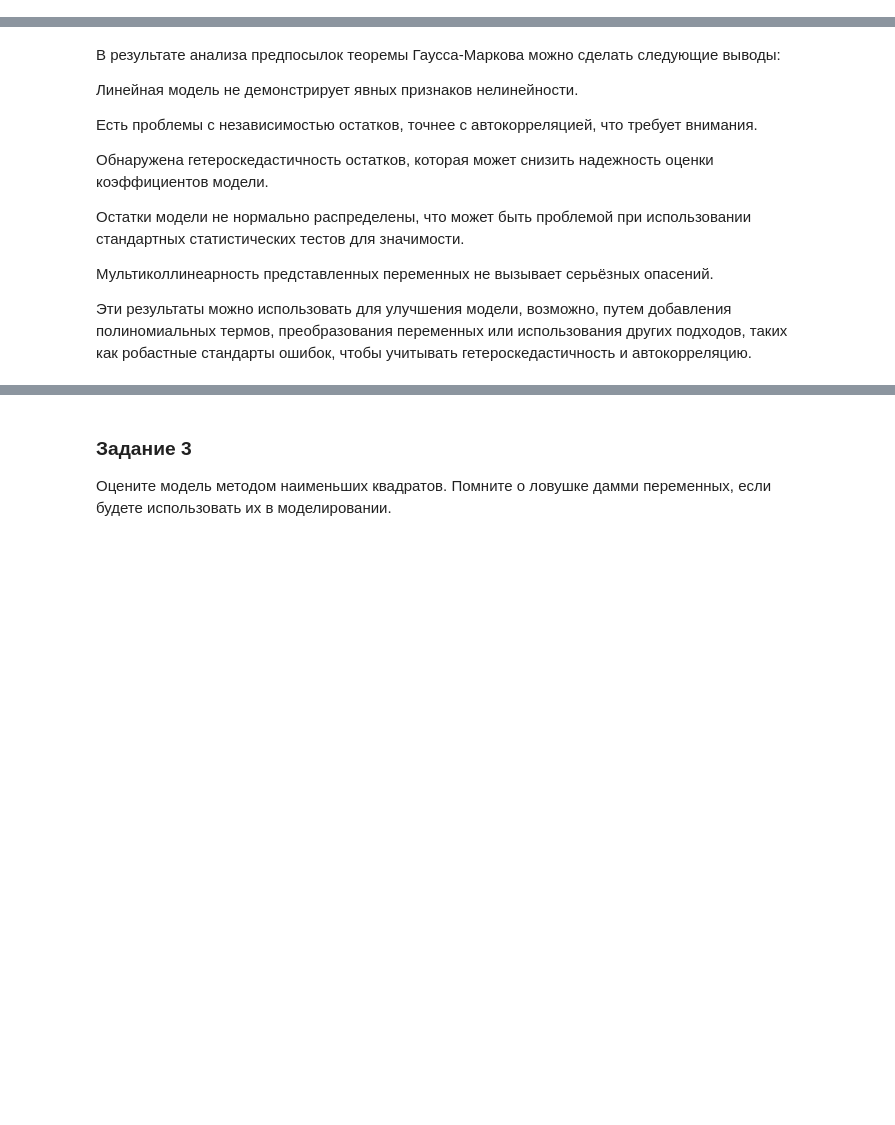
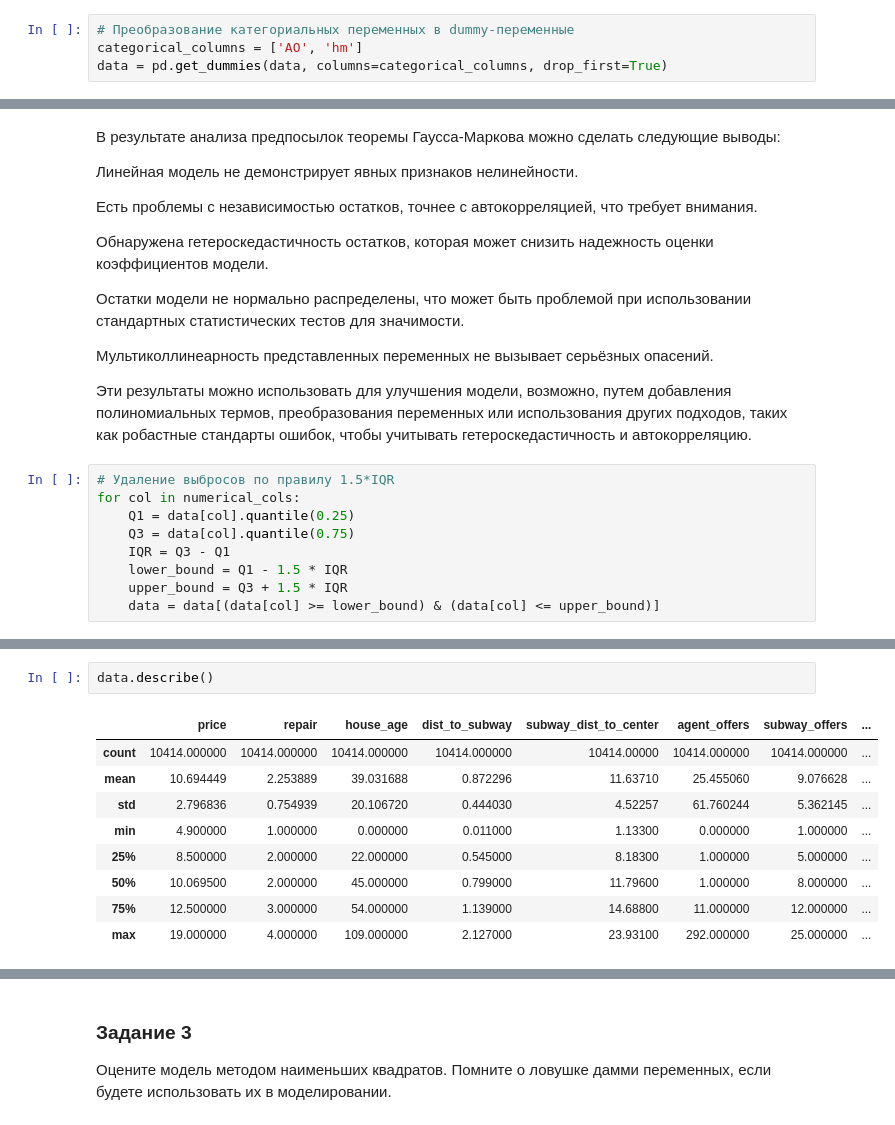
Before and after one commit to JannaBabicheva/econometrics, a Jupyter notebook: Babicheva_"ДЗ1_ipynb".ipynb, the cells around one changed output, grey strips where cells are left out. Drawn from its saved outputs; the diff is of its cells as text; blank space fills up the shorter version.

```diff
--- a/Babicheva_"ДЗ1_ipynb".ipynb
+++ b/Babicheva_"ДЗ1_ipynb".ipynb
@@ -280,0 +326,4 @@ pandas.core.frame.DataFrame
+# %%
+# Преобразование категориальных переменных в dummy-переменные
+categorical_columns = ['AO', 'hm']
+data = pd.get_dummies(data, columns=categorical_columns, drop_first=True)
@@ -544,3 +646,12 @@ VIF для (rooms): 1.74
 Мультиколлинеарность представленных переменных не вызывает серьёзных опасений.
 
 Эти результаты можно использовать для улучшения модели, возможно, путем добавления полиномиальных термов, преобразования переменных или использования других подходов, таких как робастные стандарты ошибок, чтобы учитывать гетероскедастичность и автокорреляцию.
+# %%
+# Удаление выбросов по правилу 1.5*IQR
+for col in numerical_cols:
+    Q1 = data[col].quantile(0.25)
+    Q3 = data[col].quantile(0.75)
+    IQR = Q3 - Q1
+    lower_bound = Q1 - 1.5 * IQR
+    upper_bound = Q3 + 1.5 * IQR
+    data = data[(data[col] >= lower_bound) & (data[col] <= upper_bound)]
@@ -546,0 +669,12 @@ VIF для (rooms): 1.74
+# %%
+data.describe()
+# %% [output]
+|  | price | repair | house_age | dist_to_subway | subway_dist_to_center | agent_offers | subway_offers | ... |
+| count | 10414.000000 | 10414.000000 | 10414.000000 | 10414.000000 | 10414.00000 | 10414.000000 | 10414.000000 | ... |
+| mean | 10.694449 | 2.253889 | 39.031688 | 0.872296 | 11.63710 | 25.455060 | 9.076628 | ... |
+| std | 2.796836 | 0.754939 | 20.106720 | 0.444030 | 4.52257 | 61.760244 | 5.362145 | ... |
+| min | 4.900000 | 1.000000 | 0.000000 | 0.011000 | 1.13300 | 0.000000 | 1.000000 | ... |
+| 25% | 8.500000 | 2.000000 | 22.000000 | 0.545000 | 8.18300 | 1.000000 | 5.000000 | ... |
+| 50% | 10.069500 | 2.000000 | 45.000000 | 0.799000 | 11.79600 | 1.000000 | 8.000000 | ... |
+| 75% | 12.500000 | 3.000000 | 54.000000 | 1.139000 | 14.68800 | 11.000000 | 12.000000 | ... |
+| max | 19.000000 | 4.000000 | 109.000000 | 2.127000 | 23.93100 | 292.000000 | 25.000000 | ... |
```
Also changed, not shown: parts of 14 cells of this notebook.
